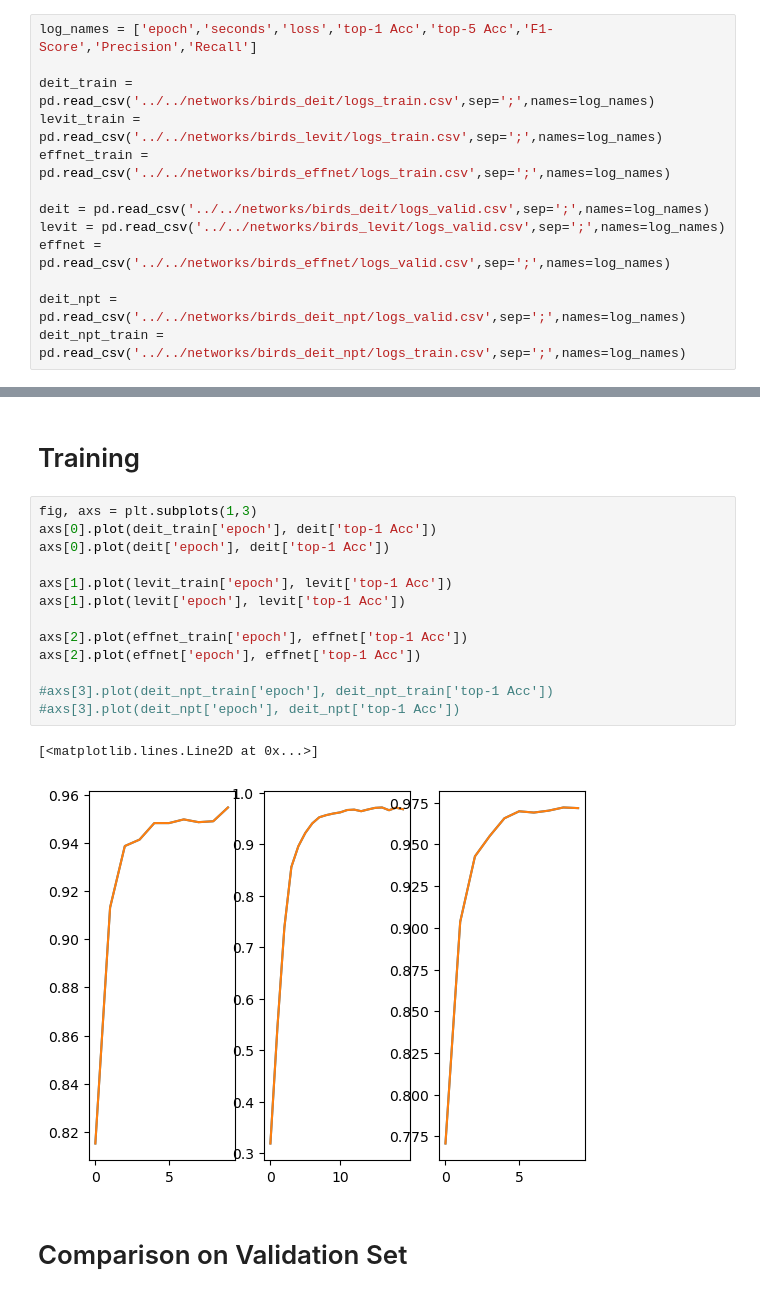
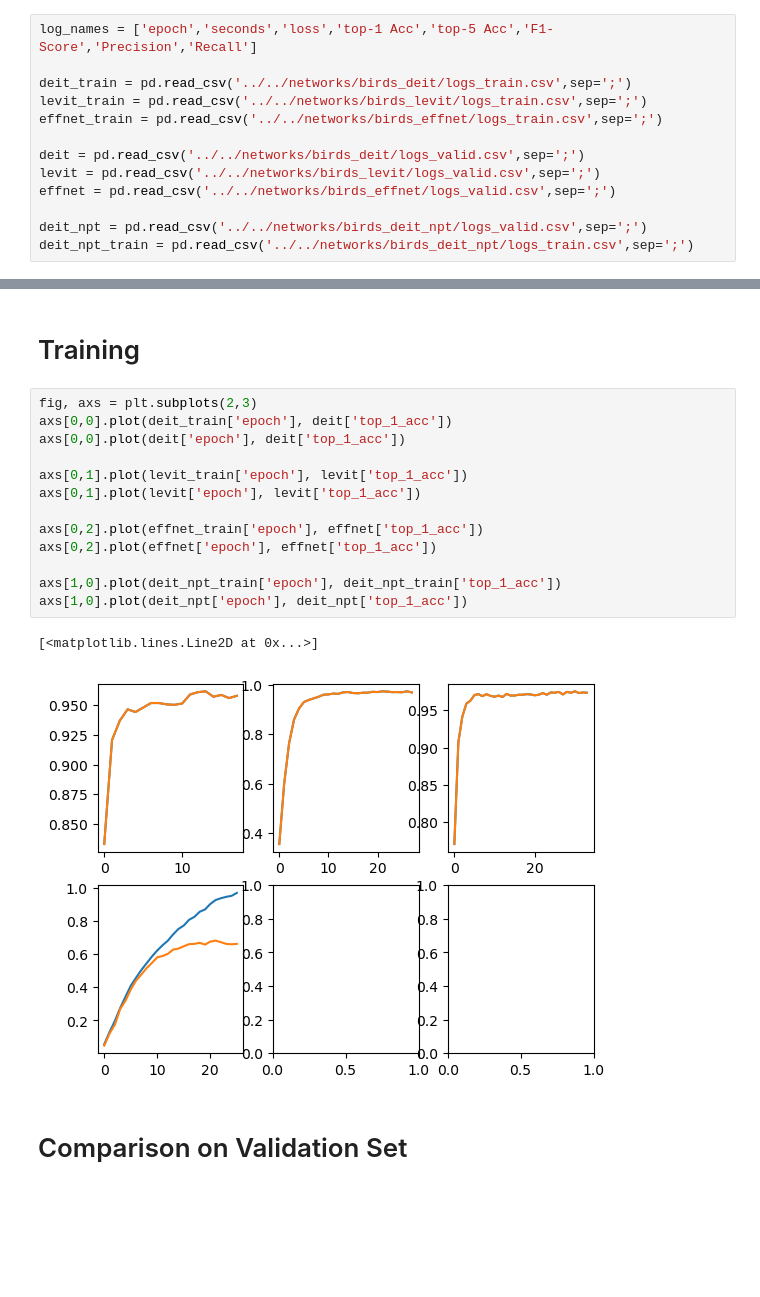
Before and after one commit to SimonKmr/DeitProject, a Jupyter notebook: analysis/notebooks/Logs.ipynb, the cells around one changed output, grey strips where cells are left out. Saved outputs shown, nothing was run; the diff lists cells and outputs as text; blank space fills up the shorter version.

```diff
--- a/analysis/notebooks/Logs.ipynb
+++ b/analysis/notebooks/Logs.ipynb
@@ -4,16 +4,16 @@ import matplotlib.pyplot as plt
 # %%
 log_names = ['epoch','seconds','loss','top-1 Acc','top-5 Acc','F1-Score','Precision','Recall']
 
-deit_train = pd.read_csv('../../networks/birds_deit/logs_train.csv',sep=';',names=log_names)
-levit_train = pd.read_csv('../../networks/birds_levit/logs_train.csv',sep=';',names=log_names)
-effnet_train = pd.read_csv('../../networks/birds_effnet/logs_train.csv',sep=';',names=log_names)
+deit_train = pd.read_csv('../../networks/birds_deit/logs_train.csv',sep=';')
+levit_train = pd.read_csv('../../networks/birds_levit/logs_train.csv',sep=';')
+effnet_train = pd.read_csv('../../networks/birds_effnet/logs_train.csv',sep=';')
 
-deit = pd.read_csv('../../networks/birds_deit/logs_valid.csv',sep=';',names=log_names)
-levit = pd.read_csv('../../networks/birds_levit/logs_valid.csv',sep=';',names=log_names)
-effnet = pd.read_csv('../../networks/birds_effnet/logs_valid.csv',sep=';',names=log_names)
+deit = pd.read_csv('../../networks/birds_deit/logs_valid.csv',sep=';')
+levit = pd.read_csv('../../networks/birds_levit/logs_valid.csv',sep=';')
+effnet = pd.read_csv('../../networks/birds_effnet/logs_valid.csv',sep=';')
 
-deit_npt = pd.read_csv('../../networks/birds_deit_npt/logs_valid.csv',sep=';',names=log_names)
-deit_npt_train = pd.read_csv('../../networks/birds_deit_npt/logs_train.csv',sep=';',names=log_names)
+deit_npt = pd.read_csv('../../networks/birds_deit_npt/logs_valid.csv',sep=';')
+deit_npt_train = pd.read_csv('../../networks/birds_deit_npt/logs_train.csv',sep=';')
 # %%
 def plot_by_epoch(col):
     plt.plot(deit['epoch'], deit[col])
@@ -41,21 +41,21 @@ def plot_by_time(col, offset = True):
 # %% [markdown]
 # Training
 # %%
-fig, axs = plt.subplots(1,3)
-axs[0].plot(deit_train['epoch'], deit['top-1 Acc'])
-axs[0].plot(deit['epoch'], deit['top-1 Acc'])
+fig, axs = plt.subplots(2,3)
+axs[0,0].plot(deit_train['epoch'], deit['top_1_acc'])
+axs[0,0].plot(deit['epoch'], deit['top_1_acc'])
 
-axs[1].plot(levit_train['epoch'], levit['top-1 Acc'])
-axs[1].plot(levit['epoch'], levit['top-1 Acc'])
+axs[0,1].plot(levit_train['epoch'], levit['top_1_acc'])
+axs[0,1].plot(levit['epoch'], levit['top_1_acc'])
 
-axs[2].plot(effnet_train['epoch'], effnet['top-1 Acc'])
-axs[2].plot(effnet['epoch'], effnet['top-1 Acc'])
+axs[0,2].plot(effnet_train['epoch'], effnet['top_1_acc'])
+axs[0,2].plot(effnet['epoch'], effnet['top_1_acc'])
 
-#axs[3].plot(deit_npt_train['epoch'], deit_npt_train['top-1 Acc'])
-#axs[3].plot(deit_npt['epoch'], deit_npt['top-1 Acc'])
+axs[1,0].plot(deit_npt_train['epoch'], deit_npt_train['top_1_acc'])
+axs[1,0].plot(deit_npt['epoch'], deit_npt['top_1_acc'])
 # %% [output]
 [<matplotlib.lines.Line2D at 0x...>]
-[figure, old version]
+[figure, new version]
 # %% [markdown]
 # Comparison on Validation Set
 # %%
```
Also changed, not shown: parts of 9 cells of this notebook, 3 other files.
